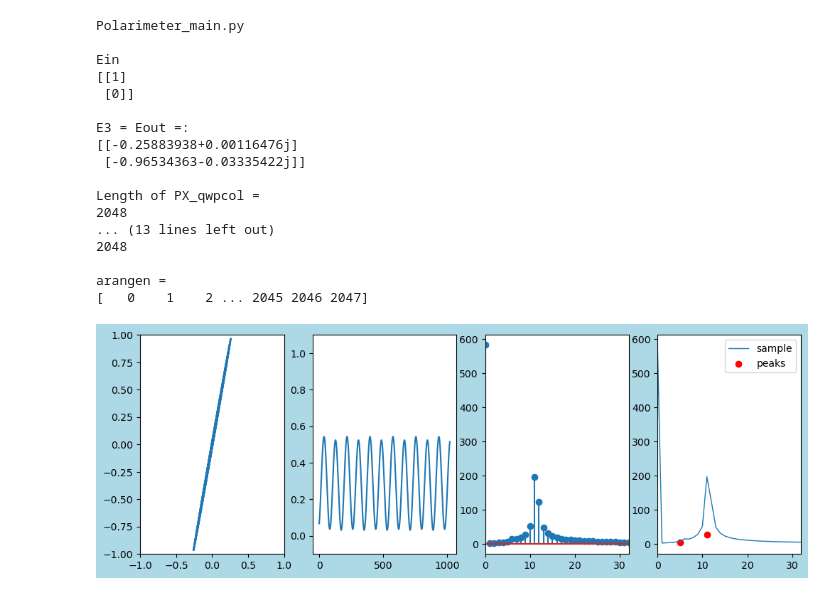
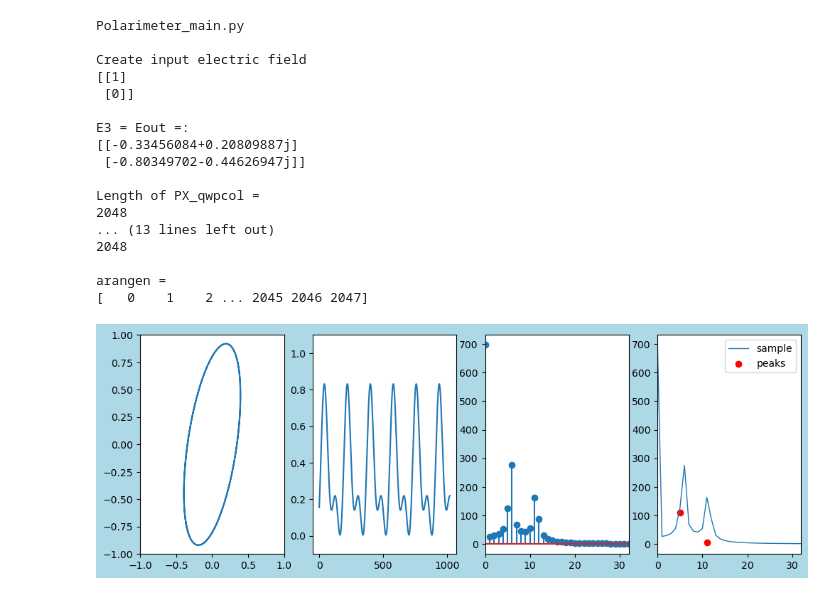
Before and after one commit to tacticstactics/Polarimeter_py, a Jupyter notebook: Polarimeter_main.ipynb, the cells around one changed output. Cells and saved outputs as stored; diff of their text form; code cells hidden in the pictures.

```diff
--- a/Polarimeter_main.ipynb
+++ b/Polarimeter_main.ipynb
@@ -1,5 +1,14 @@
 # %%
-#Polarimeter_main.py
+print('Polarimeter_main.py')
+
+import numpy as np
+
+from scipy.fft import fft, fftshift
+from scipy import signal
+
+import matplotlib.pyplot as plt
+import Polarimeter_def
+
 
 def findpeaks(x, y, n, w):
     index_all = list(signal.argrelmax(y, order=w))
@@ -13,23 +22,12 @@ def findpeaks(x, y, n, w):
     index = np.array(index) * x[1]
     return index, peaks
 
-print('Polarimeter_main.py')
-
-import numpy as np
-
-from scipy.fft import fft, fftshift
-from scipy import signal
-
-import matplotlib.pyplot as plt
-import Polarimeter_def
-
-
 
 Ein = np.array([[1],[0]])
 #Ein = np.array([[0],[1]])
 
 print('')
-print('Ein')
+print('Create input electric field')
 print(Ein)
 print('')
 
@@ -43,9 +41,9 @@ E2 = Polarimeter_def.faradayrotaor(theta1,E1)
 
 #Waveplate
 
-theta2 = 2
+theta2 = 25
 
-phase2 = 2 # degree. QWP, 90
+phase2 = 40 # degree. QWP, 90
 
 
 
@@ -159,34 +157,34 @@ ax3.stem(arangen, np.abs(X1))
 #ax3.stem(freq, np.abs(X1), 'b', markerfmt=" ", basefmt="-b")
 ax3.set_xlim(0,32)
 
 #ax3.plot(Shifted_f, np.abs(Shifted_X1)/o)#, use_line_collection=True)
 
 # Assume this light hits rotating qwp and fixed polarizer.
 
 index, peaks = findpeaks(arangen, X1, 4, 2)
 
 ax4.plot(arangen, np.abs(X1),label='sample', lw=1)
 ax4.scatter(index, peaks, label='peaks', color='red')
 ax4.legend()
 ax4.set_xlim(0,32)
 
 plt.show()
 # %% [output]
 Polarimeter_main.py
 
-Ein
+Create input electric field
 [[1]
  [0]]
 
 E3 = Eout =:
-[[-0.25883938+0.00116476j]
- [-0.96534363-0.03335422j]]
+[[-0.33456084+0.20809887j]
+ [-0.80349702-0.44626947j]]
 
 Length of PX_qwpcol =
 2048
 ... (13 lines left out)
 2048
 
 arangen =
 [   0    1    2 ... 2045 2046 2047]
-[figure, old version]
+[figure, new version]
```
